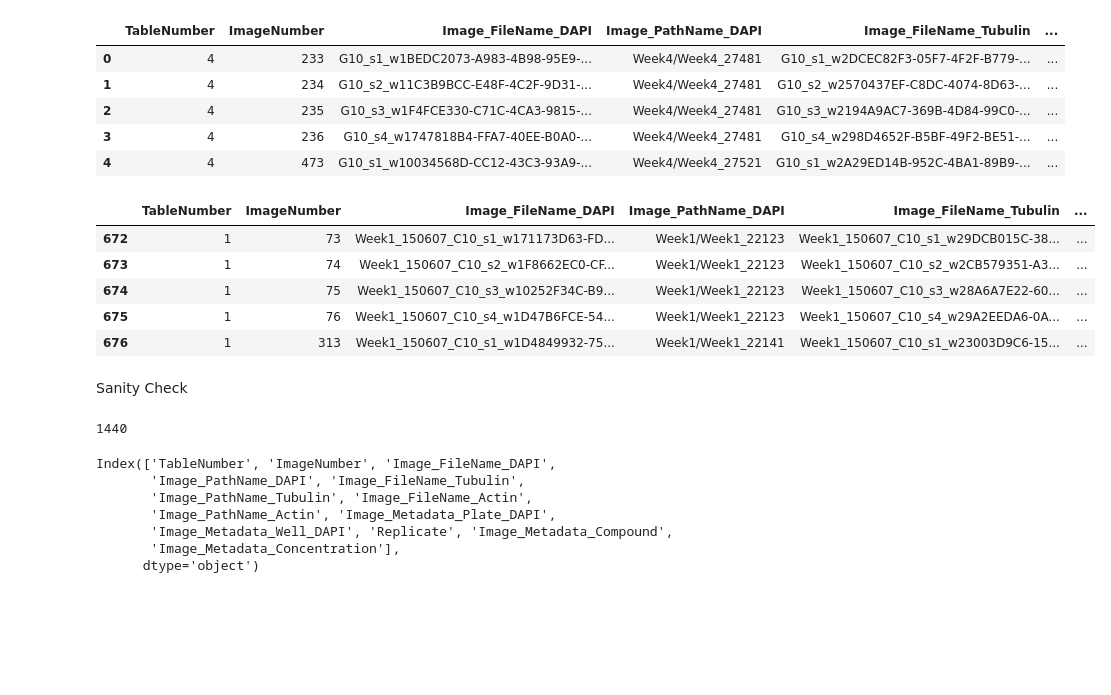
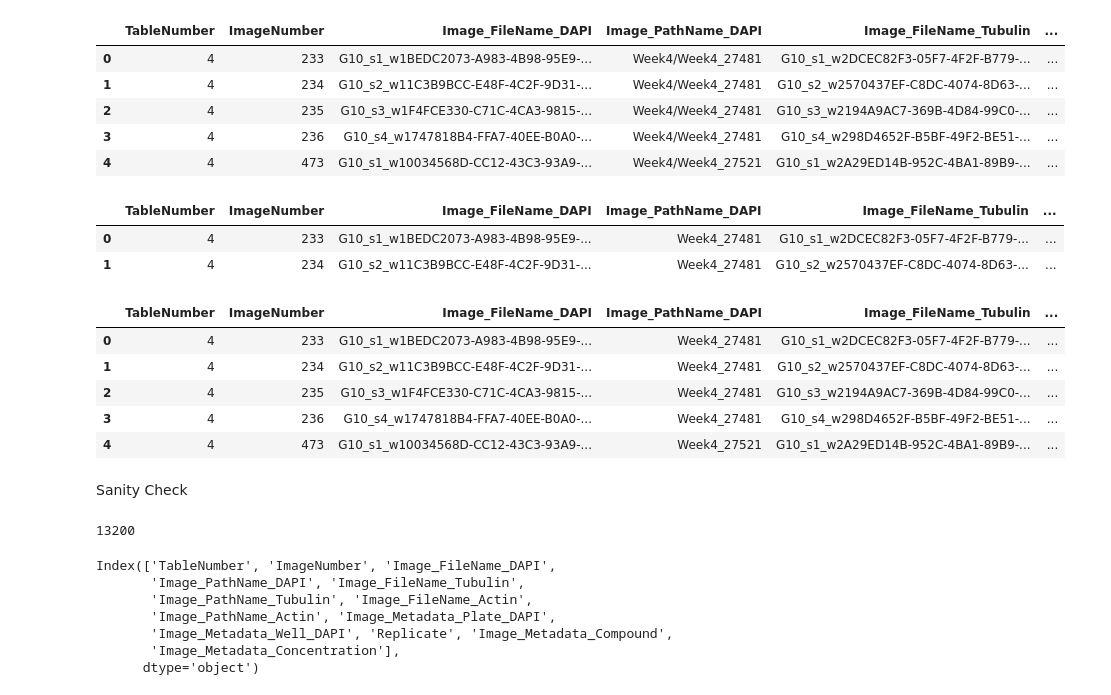
Before and after one commit to saamm/microscopy_self_supervised_learning, a Jupyter notebook: notebooks/01_data_exploration.ipynb, the cells around one changed output. Cells and saved outputs as stored; diff of their text form; code cells hidden in the pictures; blank space fills up the shorter version.

```diff
--- a/notebooks/01_data_exploration.ipynb
+++ b/notebooks/01_data_exploration.ipynb
@@ -43,33 +60,64 @@ metadata.head()
 | 2 | 4 | 235 | G10_s3_w1F4FCE330-C71C-4CA3-9815-... | Week4/Week4_27481 | G10_s3_w2194A9AC7-369B-4D84-99C0-... | ... |
 | 3 | 4 | 236 | G10_s4_w1747818B4-FFA7-40EE-B0A0-... | Week4/Week4_27481 | G10_s4_w298D4652F-B5BF-49F2-BE51-... | ... |
 | 4 | 4 | 473 | G10_s1_w10034568D-CC12-43C3-93A9-... | Week4/Week4_27521 | G10_s1_w2A29ED14B-952C-4BA1-89B9-... | ... |
+# %%
+#Fixing the file data
+# function
+def fix_path(pathname):
+    return pathname.split("/")[-1]
+
+# columns to apply fix
+columns_to_fix = [
+    "Image_PathName_DAPI",
+    "Image_PathName_Tubulin",
+    "Image_PathName_Actin"
+]
+
+# apply function
+for col in columns_to_fix:
+    metadata[col] = metadata[col].apply(fix_path)
+
+# save cleaned file
+#metadata.to_csv("cleaned_metadata.csv", index=False)
+
+#print("File saved successfully.")
+# %%
+metadata.head(2)
+# %% [output]
+|  | TableNumber | ImageNumber | Image_FileName_DAPI | Image_PathName_DAPI | Image_FileName_Tubulin | ... |
+| 0 | 4 | 233 | G10_s1_w1BEDC2073-A983-4B98-95E9-... | Week4_27481 | G10_s1_w2DCEC82F3-05F7-4F2F-B779-... | ... |
+| 1 | 4 | 234 | G10_s2_w11C3B9BCC-E48F-4C2F-9D31-... | Week4_27481 | G10_s2_w2570437EF-C8DC-4074-8D63-... | ... |
 # %%
 #Creating a subset of the metadata that corresponds with the subset of the data that will be worked on
 subset_metadata = metadata[
     metadata["Image_Metadata_Plate_DAPI"].isin([
-        "Week1_22123",
-        "Week1_22141",
-        "Week1_22161",
-        "Week1_22361",
-        "Week1_22381",
-        "Week1_22401"
+        'Week1_22123', 'Week1_22141', 'Week1_22161', 'Week1_22361', 'Week1_22381', 'Week1_22401',
+        'Week2_24121', 'Week2_24141', 'Week2_24161', 'Week2_24361', 'Week2_24381', 'Week2_24401',
+        'Week3_25421', 'Week3_25441', 'Week3_25721', 'Week3_25461', 'Week3_25681', 'Week3_25701',
+        'Week4_27481', 'Week4_27521', 'Week4_27542', 'Week4_27801', 'Week4_27821', 'Week4_27861',
+        'Week5_28901', 'Week5_28921', 'Week5_28961', 'Week5_29301', 'Week5_29321', 'Week5_29341',
+        'Week6_31641', 'Week6_31661', 'Week6_31681', 'Week6_32061', 'Week6_32121', 'Week6_32161',
+        'Week7_34341', 'Week7_34381', 'Week7_34641', 'Week7_34661', 'Week7_34681',
+        'Week8_38203', 'Week8_38221', 'Week8_38241', 'Week8_38341', 'Week8_38342',
+        'Week9_39206', 'Week9_39221', 'Week9_39222', 'Week9_39282', 'Week9_39283', 'Week9_39301',
+        'Week10_40111', 'Week10_40115', 'Week10_40119'
     ])
 ]
 
 subset_metadata.head()
 # %% [output]
 |  | TableNumber | ImageNumber | Image_FileName_DAPI | Image_PathName_DAPI | Image_FileName_Tubulin | ... |
-| 672 | 1 | 73 | Week1_150607_C10_s1_w171173D63-FD... | Week1/Week1_22123 | Week1_150607_C10_s1_w29DCB015C-38... | ... |
-| 673 | 1 | 74 | Week1_150607_C10_s2_w1F8662EC0-CF... | Week1/Week1_22123 | Week1_150607_C10_s2_w2CB579351-A3... | ... |
-| 674 | 1 | 75 | Week1_150607_C10_s3_w10252F34C-B9... | Week1/Week1_22123 | Week1_150607_C10_s3_w28A6A7E22-60... | ... |
-| 675 | 1 | 76 | Week1_150607_C10_s4_w1D47B6FCE-54... | Week1/Week1_22123 | Week1_150607_C10_s4_w29A2EEDA6-0A... | ... |
-| 676 | 1 | 313 | Week1_150607_C10_s1_w1D4849932-75... | Week1/Week1_22141 | Week1_150607_C10_s1_w23003D9C6-15... | ... |
+| 0 | 4 | 233 | G10_s1_w1BEDC2073-A983-4B98-95E9-... | Week4_27481 | G10_s1_w2DCEC82F3-05F7-4F2F-B779-... | ... |
+| 1 | 4 | 234 | G10_s2_w11C3B9BCC-E48F-4C2F-9D31-... | Week4_27481 | G10_s2_w2570437EF-C8DC-4074-8D63-... | ... |
+| 2 | 4 | 235 | G10_s3_w1F4FCE330-C71C-4CA3-9815-... | Week4_27481 | G10_s3_w2194A9AC7-369B-4D84-99C0-... | ... |
+| 3 | 4 | 236 | G10_s4_w1747818B4-FFA7-40EE-B0A0-... | Week4_27481 | G10_s4_w298D4652F-B5BF-49F2-BE51-... | ... |
+| 4 | 4 | 473 | G10_s1_w10034568D-CC12-43C3-93A9-... | Week4_27521 | G10_s1_w2A29ED14B-952C-4BA1-89B9-... | ... |
 # %% [markdown]
 Sanity Check
 # %%
 len(subset_metadata)
 # %% [output]
-1440
+13200
 # %%
 subset_metadata.columns
 # %% [output]
```
Also changed, not shown: parts of 34 cells of this notebook, 2 other files.
